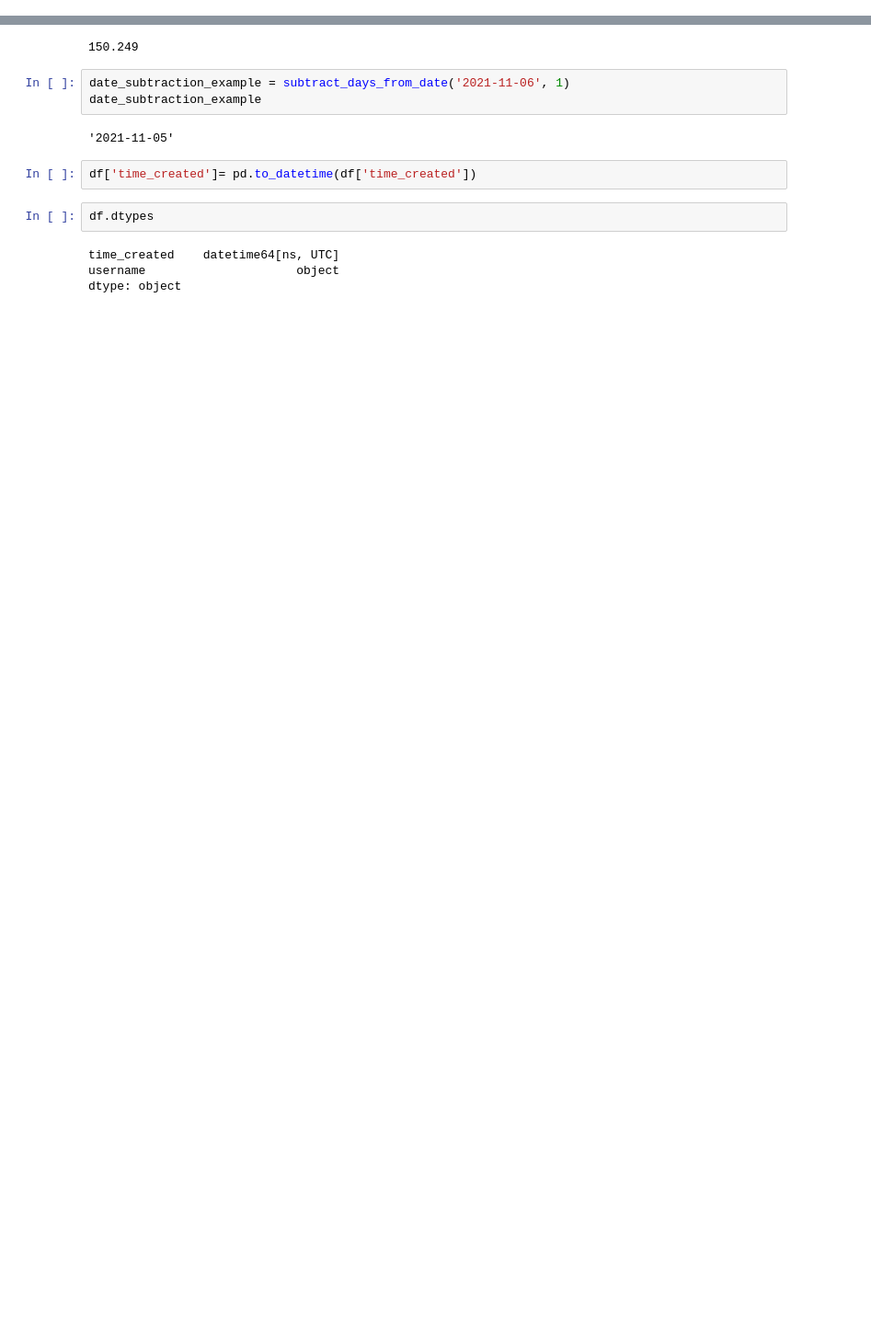
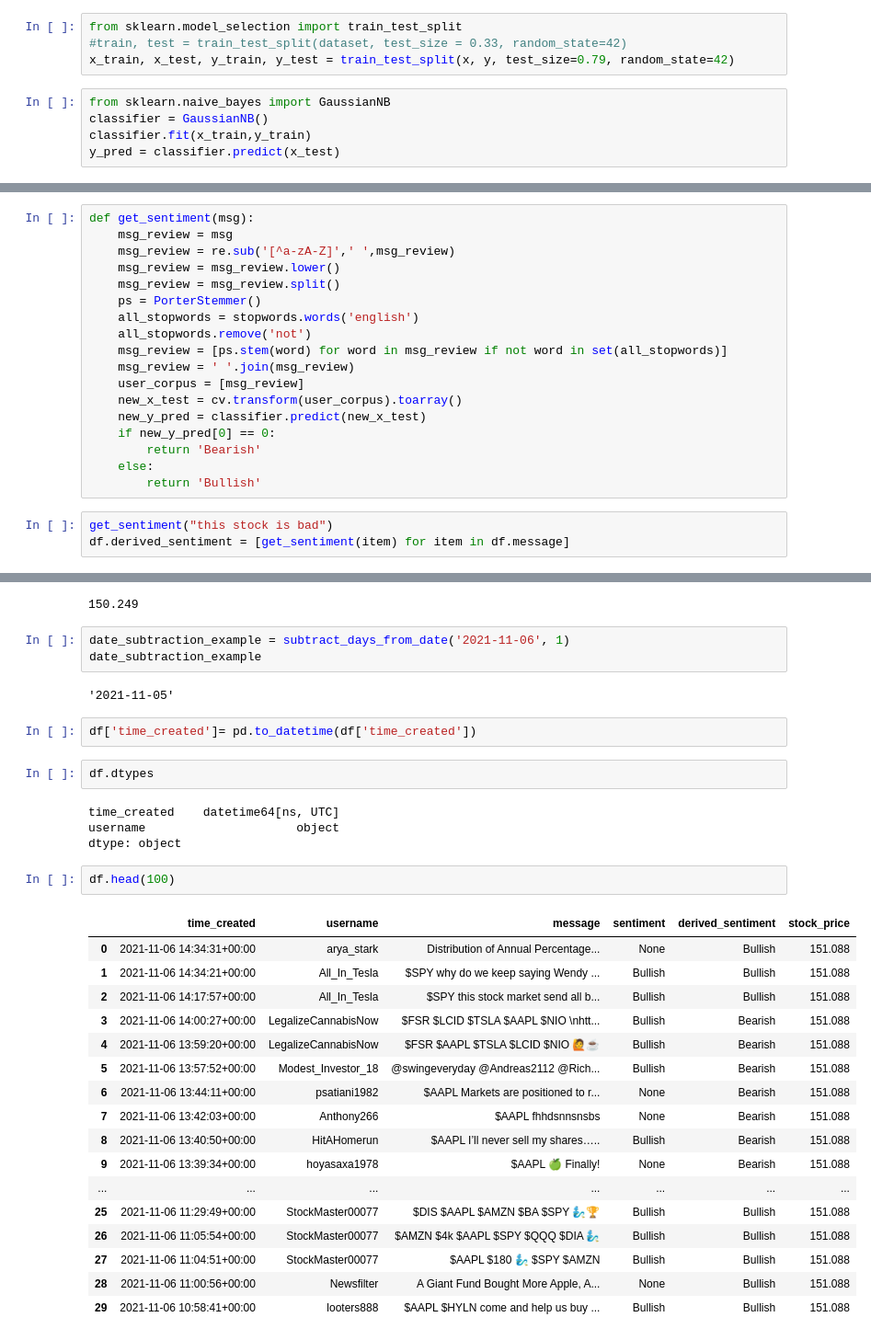
Before and after one commit to tharsoma/mec-mini-projects, a Jupyter notebook: capstone-project/Notebooks/data_clean.ipynb, the cells around one changed output, grey strips where cells are left out. Shown at 92% size. Drawn from its saved outputs; the diff is of its cells as text; blank space fills up the shorter version.

```diff
--- a/capstone-project/Notebooks/data_clean.ipynb
+++ b/capstone-project/Notebooks/data_clean.ipynb
@@ -146,0 +223,9 @@ df.head(10)
+# %%
+from sklearn.model_selection import train_test_split
+#train, test = train_test_split(dataset, test_size = 0.33, random_state=42)
+x_train, x_test, y_train, y_test = train_test_split(x, y, test_size=0.79, random_state=42)
+# %%
+from sklearn.naive_bayes import GaussianNB
+classifier = GaussianNB()
+classifier.fit(x_train,y_train)
+y_pred = classifier.predict(x_test)
@@ -146,0 +241,21 @@ df.head(10)
+# %%
+def get_sentiment(msg):
+    msg_review = msg
+    msg_review = re.sub('[^a-zA-Z]',' ',msg_review)
+    msg_review = msg_review.lower()
+    msg_review = msg_review.split()
+    ps = PorterStemmer()
+    all_stopwords = stopwords.words('english')
+    all_stopwords.remove('not')
+    msg_review = [ps.stem(word) for word in msg_review if not word in set(all_stopwords)]
+    msg_review = ' '.join(msg_review)
+    user_corpus = [msg_review]
+    new_x_test = cv.transform(user_corpus).toarray()
+    new_y_pred = classifier.predict(new_x_test)
+    if new_y_pred[0] == 0:
+        return 'Bearish'
+    else:
+        return 'Bullish'
+# %%
+get_sentiment("this stock is bad")
+df.derived_sentiment = [get_sentiment(item) for item in df.message]
@@ -171,3 +289,23 @@ df.dtypes
 time_created    datetime64[ns, UTC]
 username                     object
 dtype: object
+# %%
+df.head(100)
+# %% [output]
+|  | time_created | username | message | sentiment | derived_sentiment | stock_price |
+| 0 | 2021-11-06 14:34:31+00:00 | arya_stark | Distribution of Annual Percentage... | None | Bullish | 151.088 |
+| 1 | 2021-11-06 14:34:21+00:00 | All_In_Tesla | $SPY why do we keep saying Wendy ... | Bullish | Bullish | 151.088 |
+| 2 | 2021-11-06 14:17:57+00:00 | All_In_Tesla | $SPY this stock market send all b... | Bullish | Bullish | 151.088 |
+| 3 | 2021-11-06 14:00:27+00:00 | LegalizeCannabisNow | $FSR $LCID $TSLA $AAPL $NIO \nhtt... | Bullish | Bearish | 151.088 |
+| 4 | 2021-11-06 13:59:20+00:00 | LegalizeCannabisNow | $FSR $AAPL $TSLA $LCID $NIO 🙋☕ | Bullish | Bearish | 151.088 |
+| 5 | 2021-11-06 13:57:52+00:00 | Modest_Investor_18 | @swingeveryday @Andreas2112 @Rich... | Bullish | Bearish | 151.088 |
+| 6 | 2021-11-06 13:44:11+00:00 | psatiani1982 | $AAPL Markets are positioned to r... | None | Bearish | 151.088 |
+| 7 | 2021-11-06 13:42:03+00:00 | Anthony266 | $AAPL fhhdsnnsnsbs | None | Bearish | 151.088 |
+| 8 | 2021-11-06 13:40:50+00:00 | HitAHomerun | $AAPL I’ll never sell my shares….. | Bullish | Bearish | 151.088 |
+| 9 | 2021-11-06 13:39:34+00:00 | hoyasaxa1978 | $AAPL 🍏 Finally! | None | Bearish | 151.088 |
+| ... | ... | ... | ... | ... | ... | ... |
+| 25 | 2021-11-06 11:29:49+00:00 | StockMaster00077 | $DIS $AAPL $AMZN $BA $SPY 🧞‍♂️🏆 | Bullish | Bullish | 151.088 |
+| 26 | 2021-11-06 11:05:54+00:00 | StockMaster00077 | $AMZN $4k $AAPL $SPY $QQQ $DIA 🧞‍♂️ | Bullish | Bullish | 151.088 |
+| 27 | 2021-11-06 11:04:51+00:00 | StockMaster00077 | $AAPL $180 🧞‍♂️ $SPY $AMZN | Bullish | Bullish | 151.088 |
+| 28 | 2021-11-06 11:00:56+00:00 | Newsfilter | A Giant Fund Bought More Apple, A... | None | Bullish | 151.088 |
+| 29 | 2021-11-06 10:58:41+00:00 | looters888 | $AAPL $HYLN come and help us buy ... | Bullish | Bullish | 151.088 |
```
Also changed, not shown: parts of 8 cells of this notebook, 3 other files.
